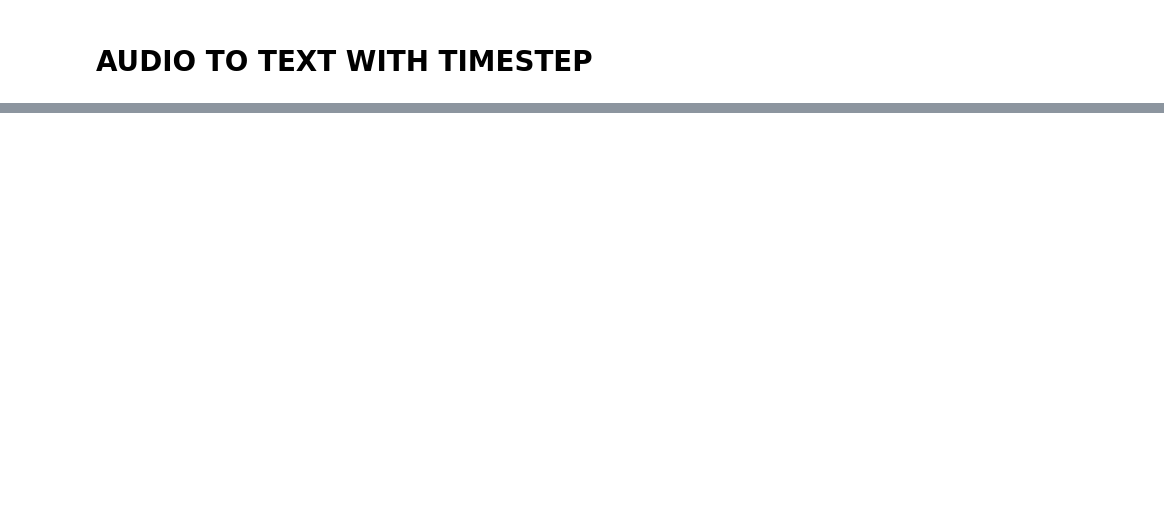
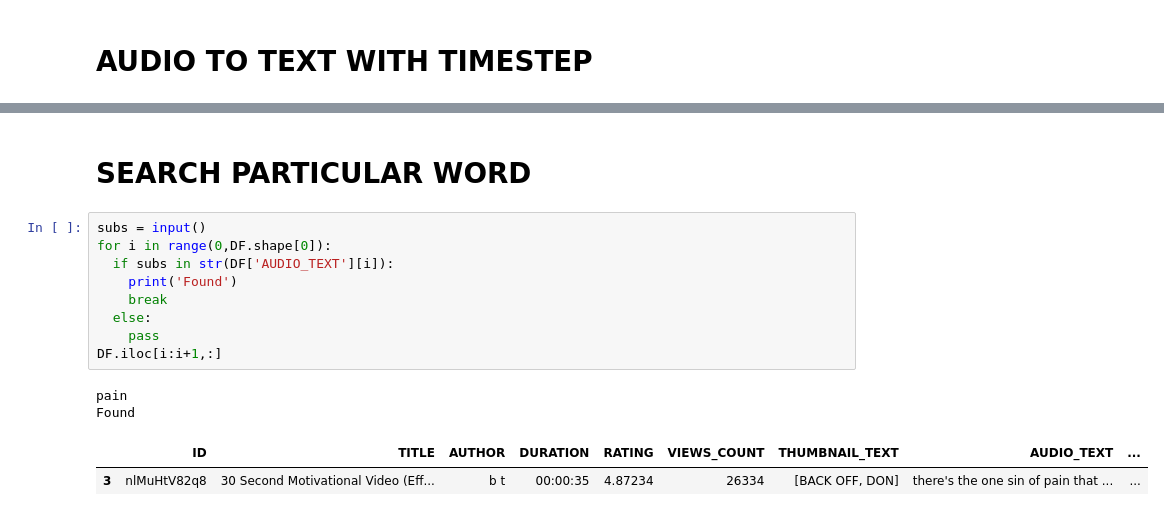
Before and after one commit to mohithxoxo/Projects, a Jupyter notebook: Video_Analytics.ipynb, the cells around one changed output, grey strips where cells are left out. Cells and saved outputs as stored; diff of their text form; blank space fills up the shorter version.

```diff
--- a/Video_Analytics.ipynb
+++ b/Video_Analytics.ipynb
@@ -231,0 +261,16 @@ Metadata(transcripts=[
+# %% [markdown]
+# **SEARCH PARTICULAR WORD**
+# %%
+subs = input()
+for i in range(0,DF.shape[0]):
+  if subs in str(DF['AUDIO_TEXT'][i]):
+    print('Found')
+    break
+  else:
+    pass
+DF.iloc[i:i+1,:]
+# %% [output]
+pain
+Found
+|  | ID | TITLE | AUTHOR | DURATION | RATING | VIEWS_COUNT | THUMBNAIL_TEXT | AUDIO_TEXT | ... |
+| 3 | nlMuHtV82q8 | 30 Second Motivational Video (Eff... | b t | 00:00:35 | 4.87234 | 26334 | [BACK OFF, DON] | there's the one sin of pain that ... | ... |
```
Also changed, not shown: parts of 10 cells of this notebook.
